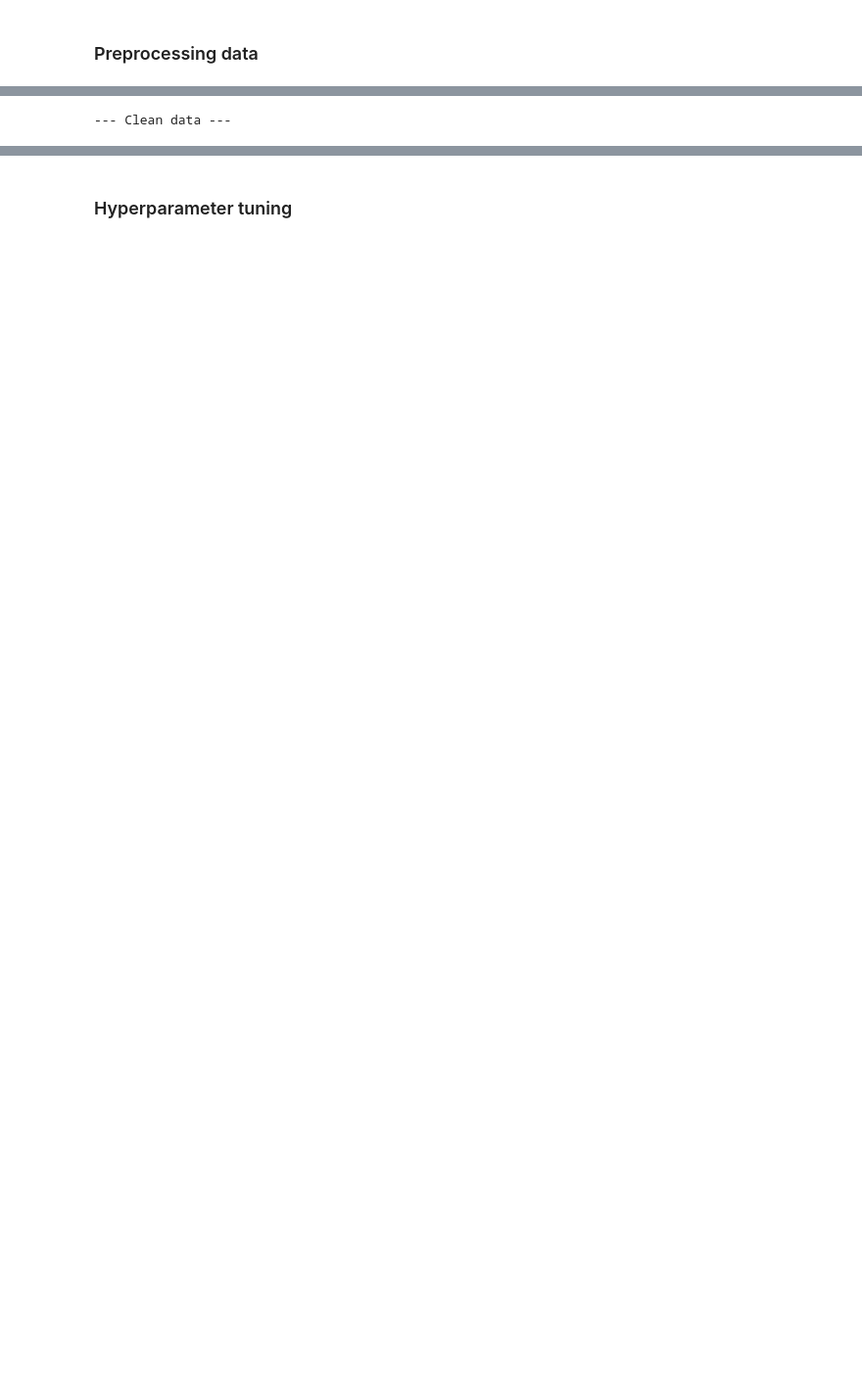
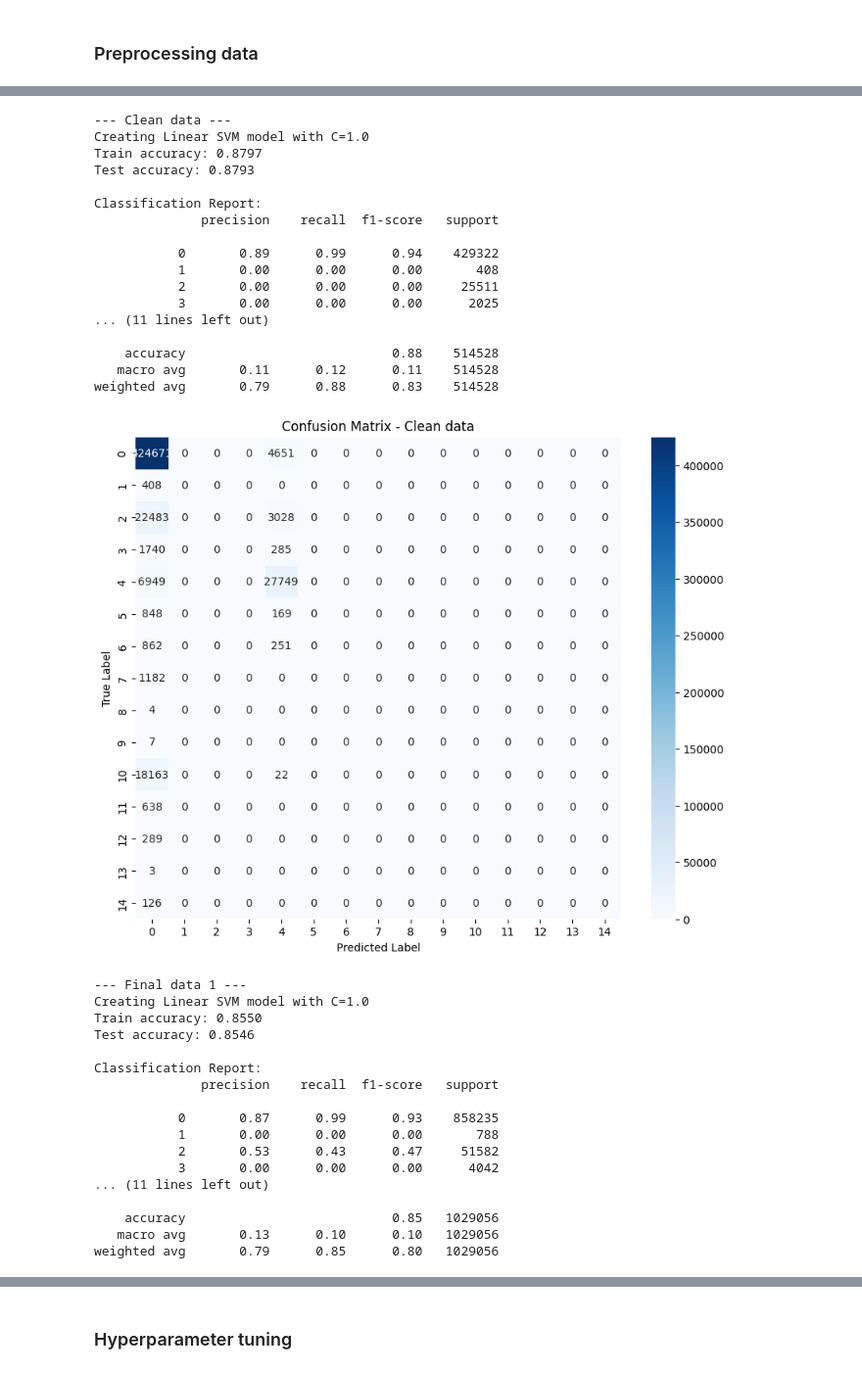
Before and after one commit to alerzaca/Network-Anomaly-Detection, a Jupyter notebook: SVM.ipynb, the cells around one changed output, grey strips where cells are left out. Shown at 98% size. Drawn from its saved outputs; the diff is of its cells as text; code cells hidden in the pictures; blank space fills up the shorter version.

```diff
--- a/SVM.ipynb
+++ b/SVM.ipynb
@@ -19,24 +21,24 @@ datasets = {'Clean data': data_c, 'Final data 1': data_f1, 'Final data 2': data_
 # %%
 def preprocess_data(df):
     label_encoder = LabelEncoder()
-
-    if 'Label' in df.columns:
-        label_col = 'Label'
-    elif ' Label' in df.columns:
-        label_col = ' Label'
-    else:
-        raise ValueError("DataFrame does not contain a label column")
-
+    label_col = 'Label' if 'Label' in df.columns else ' Label'
     df[label_col] = label_encoder.fit_transform(df[label_col])
 
     X = df.drop(label_col, axis=1)
     y = df[label_col]
 
+    # Dimensionality reduction with PCA
+    # 2 components for BENIGN/ATTACK  classification
+    pca = PCA(n_components=2)
+    X_reduced = pca.fit_transform(X)
+
     scaler = StandardScaler()
-    X_scaled = scaler.fit_transform(X)
+    X_scaled = scaler.fit_transform(X_reduced)
 
-    X_train, X_test, y_train, y_test = train_test_split(X_scaled, y, test_size=0.2, random_state=42)
+    # Converting to sparse matrix
+    X_sparse = csr_matrix(X_scaled)
 
+    X_train, X_test, y_train, y_test = train_test_split(X_sparse, y, test_size=0.2, random_state=42)
     return X_train, X_test, y_train, y_test
 
 processed_datasets = {name: preprocess_data(df) for name, df in datasets.items()}
@@ -45,3 +44,0 @@ processed_datasets = {name: preprocess_data(df) for name, df in datasets.items()
-# %%
-def svm_model(kernel='rbf', C=1.0):
-    return SVC(kernel=kernel, C=C, random_state=42)
@@ -48,28 +51,66 @@ def svm_model(kernel='rbf', C=1.0):
+# %%
+def linear_svm_model(C=1.0, max_iter=5000):
+    print(f"Creating Linear SVM model with C={C} and max_iter={max_iter}")
+    return LinearSVC(C=C, max_iter=max_iter, random_state=42)
 # %%
 for name, (X_train, X_test, y_train, y_test) in processed_datasets.items():
     print(f'--- {name} ---')
 
-    svm_model = svm_model()
+    svm_model = linear_svm_model()
     svm_model.fit(X_train, y_train)
 
     # Evaluate the model
     train_accuracy = svm_model.score(X_train, y_train)
     test_accuracy = svm_model.score(X_test, y_test)
     print(f"Train accuracy: {train_accuracy:.4f}")
     print(f"Test accuracy: {test_accuracy:.4f}")
 
     y_pred = svm_model.predict(X_test)
 
     print("\nClassification Report:")
-    print(classification_report(y_test, y_pred))
+    print(classification_report(y_test, y_pred, zero_division=0))
 
     # Plot confusion matrix
     cm = confusion_matrix(y_test, y_pred)
     plt.figure(figsize=(10, 8))
     sns.heatmap(cm, annot=True, fmt='d', cmap='Blues')
     plt.title(f'Confusion Matrix - {name}')
     plt.ylabel('True Label')
     plt.xlabel('Predicted Label')
     plt.show()
 # %% [output]
 --- Clean data ---
+Creating Linear SVM model with C=1.0
+Train accuracy: 0.8797
+Test accuracy: 0.8793
+
+Classification Report:
+              precision    recall  f1-score   support
+
+           0       0.89      0.99      0.94    429322
+           1       0.00      0.00      0.00       408
+           2       0.00      0.00      0.00     25511
+           3       0.00      0.00      0.00      2025
+... (11 lines left out)
+
+    accuracy                           0.88    514528
+   macro avg       0.11      0.12      0.11    514528
+weighted avg       0.79      0.88      0.83    514528
+[figure, added]
+--- Final data 1 ---
+Creating Linear SVM model with C=1.0
+Train accuracy: 0.8550
+Test accuracy: 0.8546
+
+Classification Report:
+              precision    recall  f1-score   support
+
+           0       0.87      0.99      0.93    858235
+           1       0.00      0.00      0.00       788
+           2       0.53      0.43      0.47     51582
+           3       0.00      0.00      0.00      4042
+... (11 lines left out)
+
+    accuracy                           0.85   1029056
+   macro avg       0.13      0.10      0.10   1029056
+weighted avg       0.79      0.85      0.80   1029056
```
Also changed, not shown: parts of 6 cells of this notebook.
